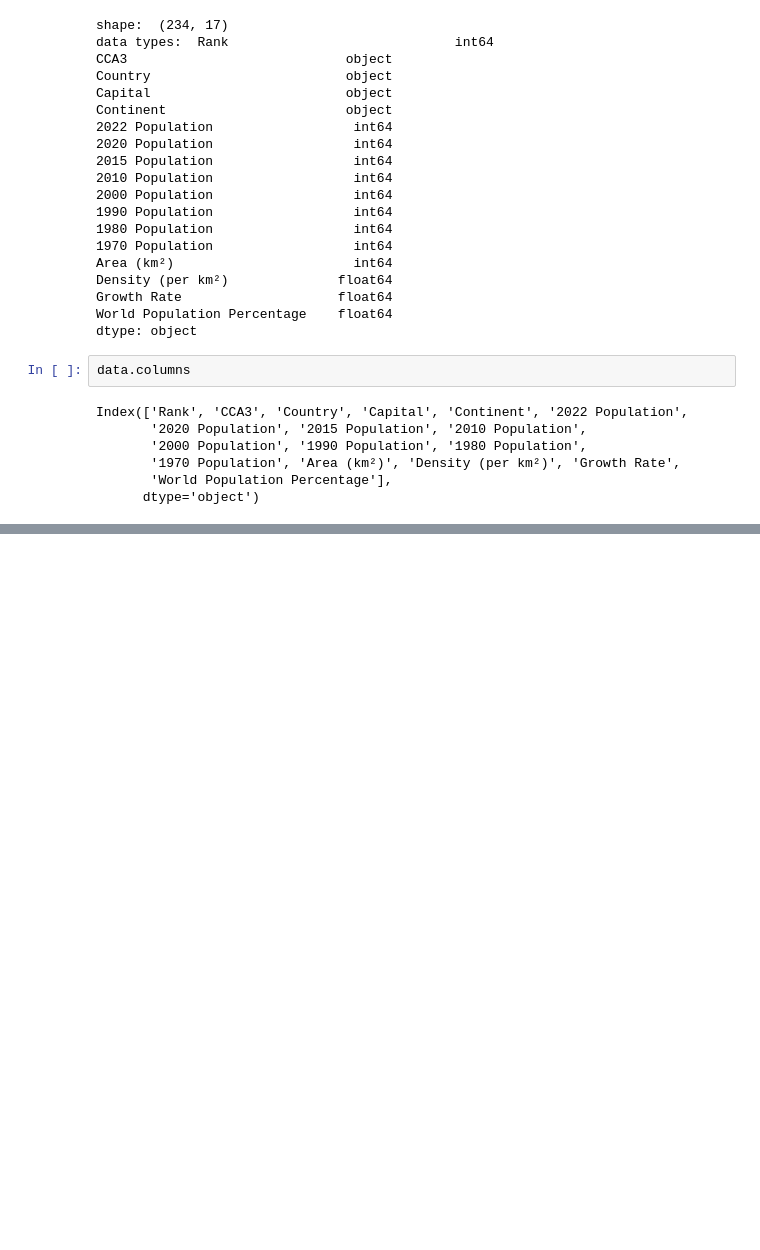
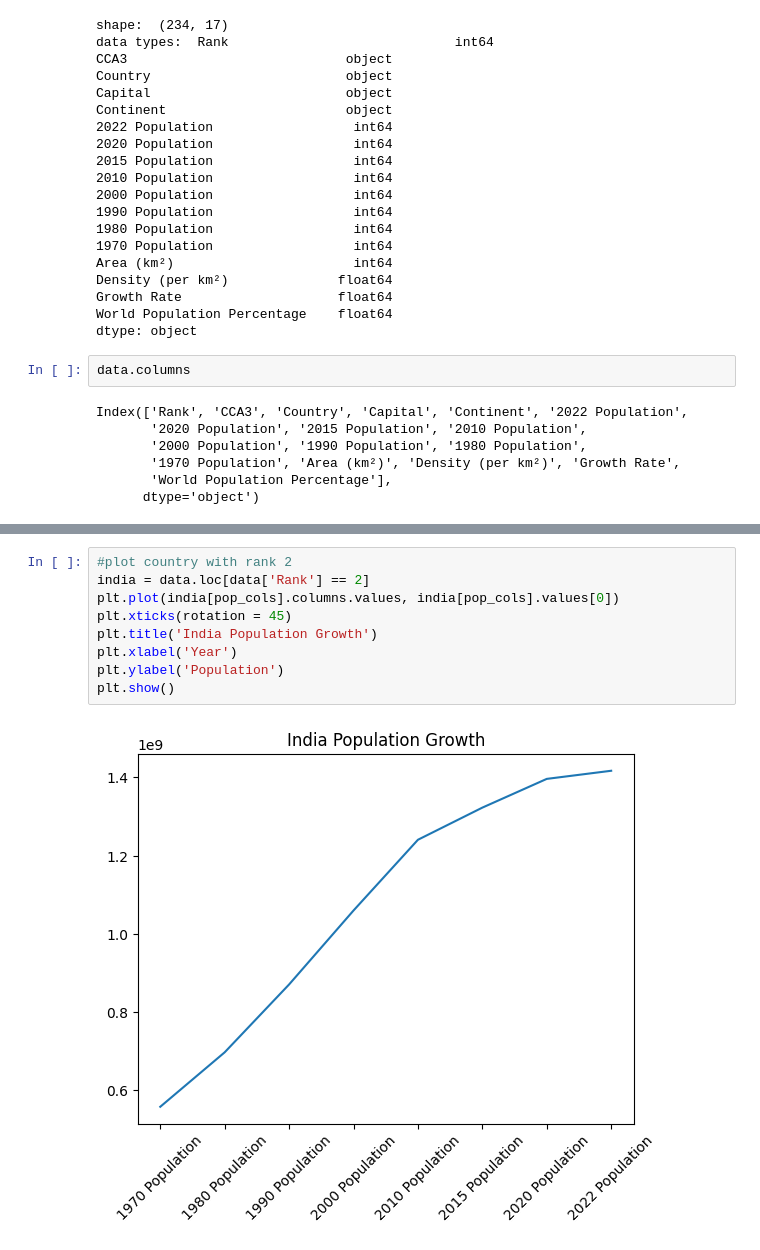
Before and after one commit to nogibjj/SA_project1, a Jupyter notebook: eda.ipynb, the cells around one changed output, grey strips where cells are left out. Saved outputs shown, nothing was run; the diff lists cells and outputs as text; blank space fills up the shorter version.

```diff
--- a/eda.ipynb
+++ b/eda.ipynb
@@ -72,0 +99,11 @@ ImportError: matplotlib is required for plotting when the default backend "matpl
+# %%
+#plot country with rank 2
+india = data.loc[data['Rank'] == 2]
+plt.plot(india[pop_cols].columns.values, india[pop_cols].values[0])
+plt.xticks(rotation = 45)
+plt.title('India Population Growth')
+plt.xlabel('Year')
+plt.ylabel('Population')
+plt.show()
+# %% [output]
+[figure, added]
```
Also changed, not shown: parts of 9 cells of this notebook.
